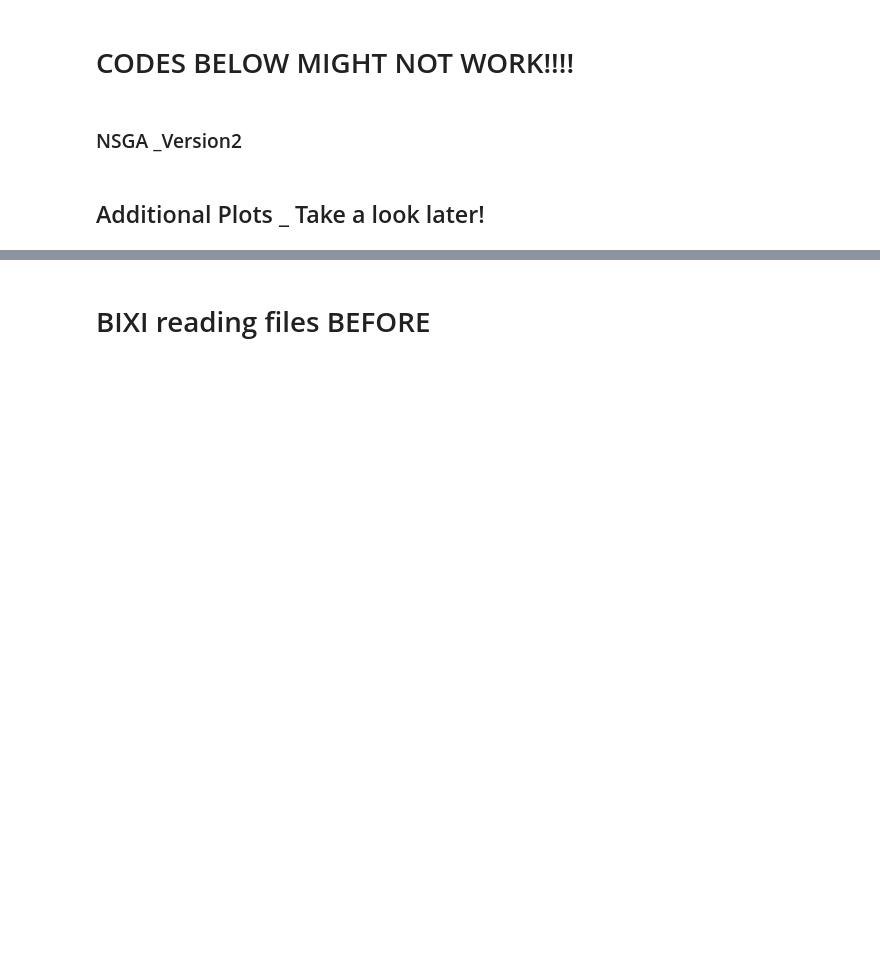
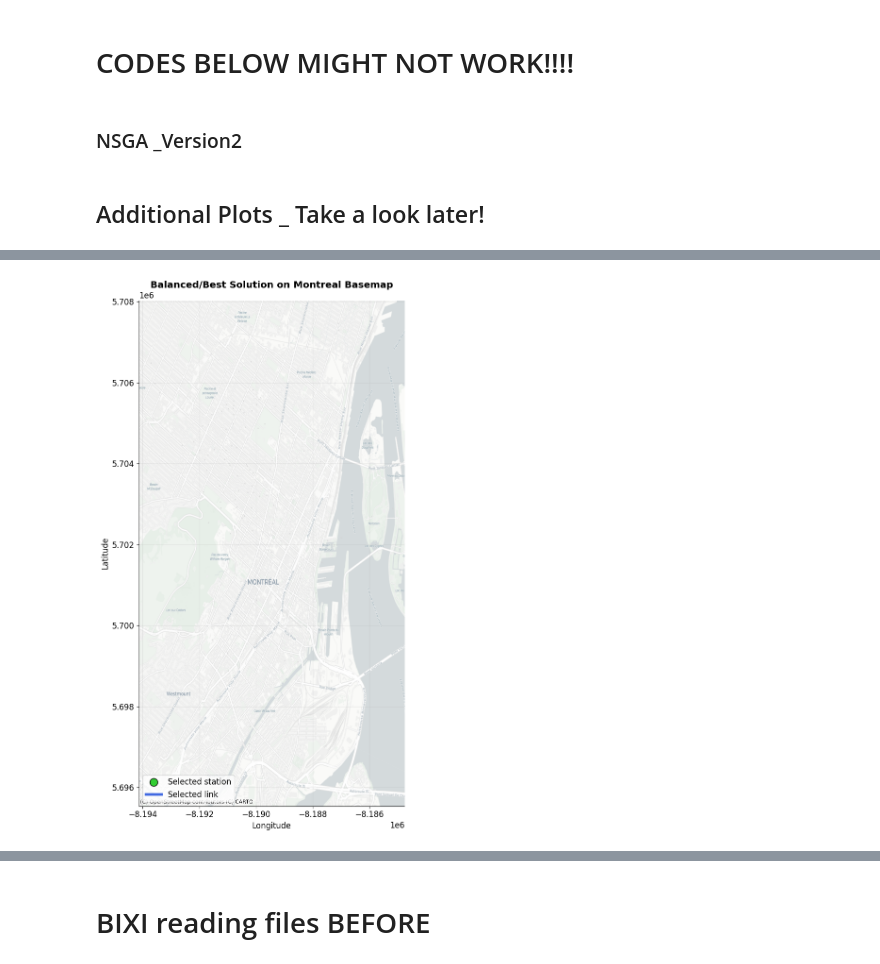
Before and after one commit to jmanzolli/VeloraApp, a Jupyter notebook: BIXI_Data_V6_ReadingFiles.ipynb, the cells around one changed output, grey strips where cells are left out. Drawn from its saved outputs; the diff is of its cells as text; code cells hidden in the pictures; blank space fills up the shorter version.

```diff
--- a/BIXI_Data_V6_ReadingFiles.ipynb
+++ b/BIXI_Data_V6_ReadingFiles.ipynb
@@ -1905,7 +1905,7 @@ from tqdm import tqdm
 # ----------------------------
 # Hyperparameters (tune later)
 # ----------------------------
-DEAP_POP   = 400   # used 2000; start smaller for speed, then increase
+DEAP_POP   = 2000   # used 2000; start smaller for speed, then increase
 DEAP_GEN   = 80
 DEAP_CXPB  = 0.9
 DEAP_MUTPB = 0.2
@@ -2183,7 +2197,7 @@ df_nsga_deap.head(10)
 # Best = minimum cv;
 # ============================================================
 
-solution_label = f"m{m}"  # Adjusted to use m as the solution label
+solution_label = 'm1'  # Adjusted to use m as the solution label
 def compute_objectives_from_decision(y, x, z):
     Z1 = sum(_D[i] * y[i] for i in _N)
     Z2 = sum(get_LTS(i, j) * x[(i, j)] for (i, j) in _L)
@@ -2235,7 +2249,7 @@ links_sel_df = pd.DataFrame({
 
 stations_csv = f"{solution_label}_nsga_selected_stations.csv"
 links_csv    = f"{solution_label}_nsga_selected_links.csv"
-# stations_sel_df.to_csv(stations_csv, index=False)
-# links_sel_df.to_csv(links_csv, index=False)
+stations_sel_df.to_csv(stations_csv, index=False)
+links_sel_df.to_csv(links_csv, index=False)
 
 print("Saved:", stations_csv, links_csv)
@@ -2344,0 +2428,2 @@ print(balanced_row)
+# %%
+plot_optimization_results(selected_stations, selected_links, G, candidates_with_station_gdf, solution_label)
@@ -3802,22 +3896,73 @@ _clean_plot(ax, title=f"Top {topN} Stations by Departures (Trips_out)", xlabel="
 plt.tight_layout()
 plt.show()
 # %%
-topN = 25
-peak_top = station_peak_month.head(topN).copy()
-peak_top["peak_month"] = peak_top["year"].astype(str) + "-" + peak_top["month"].astype(int).astype(str).str.zfill(2)
+# ============================================================
+# D) MAP — balanced/best solution on real Montreal basemap
+# CRS: EPSG:2950 -> EPSG:4326 for plotting
+# ============================================================
 
-# for a clean barh, reverse order
-peak_top = peak_top.iloc[::-1]
+import pyproj
+import networkx as nx
+import matplotlib.pyplot as plt
+import geopandas as gpd
 
-fig, ax = plt.subplots(figsize=(11, 7))
-ax.barh(peak_top["Station_Name"], peak_top["PeakMonthlyTrips_out"])
-ax.set_title(f"Top {topN} Stations by Peak Monthly Departures", pad=10)
-ax.set_xlabel("PeakMonthlyTrips_out")
-ax.grid(True, which="major", linewidth=0.6, alpha=0.35)
+t2950 = pyproj.Transformer.from_crs("EPSG:2950", "EPSG:4326", always_xy=True)
 
-# annotate peak month lightly (right side)
-for i, (v, m) in enumerate(zip(peak_top["PeakMonthlyTrips_out"], peak_top["peak_month"])):
-    ax.text(v, i, f"  {m}", va="center", fontsize=9)
+def to_latlon(x, y):
+    lon, lat = t2950.transform(x, y)
+    return [lat, lon]
+
+# center from candidates
+cand_4326 = candidates_with_station_gdf.to_crs(epsg=4326)
+center = [cand_4326.geometry.y.mean(), cand_4326.geometry.x.mean()]
+
+fig, ax = plt.subplots(figsize=(12, 12))
+
+# Plot Montreal basemap using contextily (optional, if you want a basemap)
+try:
+    import contextily as ctx
+    # Plot the basemap (Web Mercator)
+    ax.set_title("Balanced/Best Solution on Montreal Basemap")
+    # Plot the basemap using contextily (Web Mercator)
+    # Convert to Web Mercator for contextily
+    cand_webm = cand_4326.to_crs(epsg=3857)
+    cand_webm.plot(ax=ax, color='lightgray', alpha=0.5, markersize=1)
+    ctx.add_basemap(ax, crs=cand_webm.crs.to_string(), source=ctx.providers.CartoDB.Positron)
+except ImportError:
+    print("contextily not installed, skipping basemap.")
+
+# Plot selected stations
+selected_stations_gdf = gpd.GeoDataFrame(geometry=gpd.points_from_xy([xy[0] for xy in selected_stations], [xy[1] for xy in selected_stations]), crs="EPSG:2950").to_crs(epsg=4326)
+selected_stations_gdf.plot(ax=ax, color='limegreen', edgecolor='black', markersize=80, zorder=3, label='Selected station')
+
+# Plot selected links as shortest paths
+failed = 0
+for u, v in selected_links:
+    try:
+        path = nx.shortest_path(G, u, v, weight="length")
+        coords = [to_latlon(x, y) for (x, y) in path]
+        xs, ys = zip(*coords)
+        ax.plot(ys, xs, color="royalblue", linewidth=2.5, alpha=0.85, zorder=2)
+    except Exception:
+        failed += 1
+
+print("Failed shortest paths:", failed)
+
+# Legend
+from matplotlib.lines import Line2D
+legend_elements = [
+    Line2D([0], [0], marker='o', color='w', label='Selected station', markerfacecolor='limegreen', markeredgecolor='black', markersize=12),
+    Line2D([0], [0], color='royalblue', lw=4, label='Selected link')
+]
+ax.legend(handles=legend_elements, loc='lower left')
+
+ax.set_xlabel("Longitude")
+ax.set_ylabel("Latitude")
 
 plt.tight_layout()
 plt.show()
+
+map_img = f"{solution_label}_nsga_balanced_solution_map.png"
+# fig.savefig(map_img)
+print("Saved map:", map_img)
+# %% [output]
@@ -3823,0 +3970 @@ plt.show()
+[figure, added]
```
Also changed, not shown: parts of 7 cells of this notebook.
